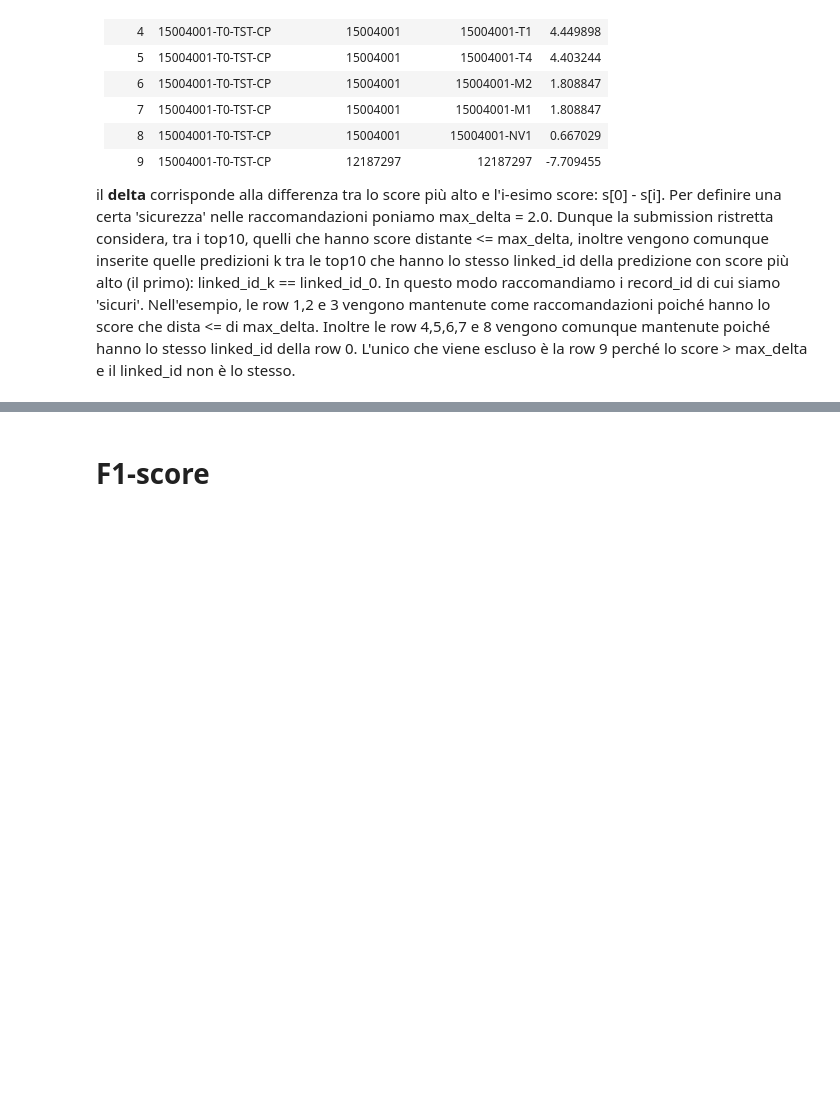
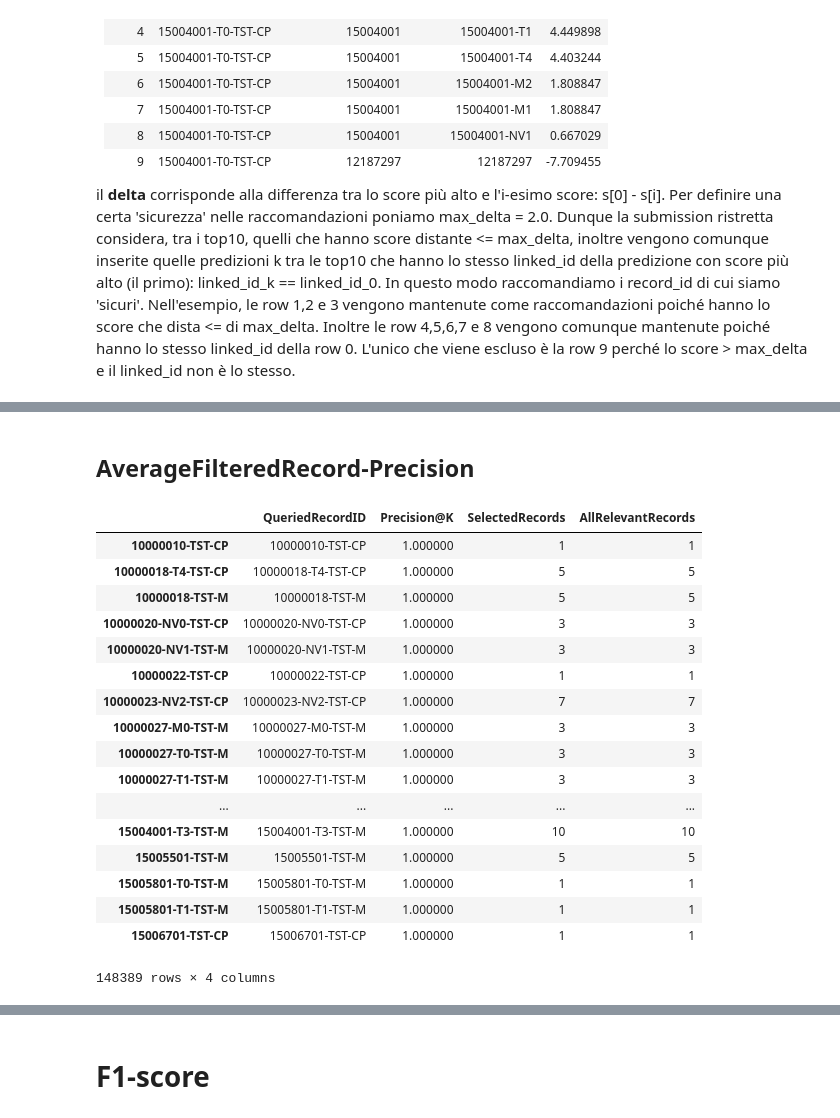
Before and after one commit to teomores/Oracle_HPC_contest, a Jupyter notebook: notebooks/Precision, Recall and more.ipynb, the cells around one changed output, grey strips where cells are left out. Drawn from its saved outputs; the diff is of its cells as text; code cells hidden in the pictures; blank space fills up the shorter version.

```diff
--- a/notebooks/Precision, Recall and more.ipynb
+++ b/notebooks/Precision, Recall and more.ipynb
@@ -61,2 +45,2 @@ test.linked_id = test.linked_id.astype(int)
 # %%
-precision_at_k(sub[['queried_record_id', 'predicted_record_id']], train.set_index("record_id"), test.set_index("record_id"))
+precision = precision_at_k(sub[['queried_record_id', 'predicted_record_id']], train.set_index("record_id"), test.set_index("record_id"))
@@ -82,2 +49,2 @@ KeyboardInterrupt:
 # %%
-recall_at_k(sub[['queried_record_id', 'predicted_record_id']], train.set_index("record_id"), test.set_index("record_id"))
+recall = recall_at_k(sub[['queried_record_id', 'predicted_record_id']], train.set_index("record_id"), test.set_index("record_id"))
@@ -124,2 +97,2 @@ restricted_df = restricted_df(s)
 # %%
-precision_at_k(restricted_df[['queried_record_id', 'predicted_record_id']], train.set_index("record_id"), test.set_index("record_id"))
+precision_rest = precision_at_k(restricted_df[['queried_record_id', 'predicted_record_id']], train.set_index("record_id"), test.set_index("record_id"))
@@ -127,0 +137,2 @@ recall_at_k(restricted_df[['queried_record_id', 'predicted_record_id']], train.s
+# %% [markdown]
+## AverageFilteredRecord-Precision
@@ -127,0 +141,21 @@ recall_at_k(restricted_df[['queried_record_id', 'predicted_record_id']], train.s
+# %%
+queries_with_relevant_records
+# %% [output]
+|  | QueriedRecordID | Precision@K | SelectedRecords | AllRelevantRecords |
+| 10000010-TST-CP | 10000010-TST-CP | 1.000000 | 1 | 1 |
+| 10000018-T4-TST-CP | 10000018-T4-TST-CP | 1.000000 | 5 | 5 |
+| 10000018-TST-M | 10000018-TST-M | 1.000000 | 5 | 5 |
+| 10000020-NV0-TST-CP | 10000020-NV0-TST-CP | 1.000000 | 3 | 3 |
+| 10000020-NV1-TST-M | 10000020-NV1-TST-M | 1.000000 | 3 | 3 |
+| 10000022-TST-CP | 10000022-TST-CP | 1.000000 | 1 | 1 |
+| 10000023-NV2-TST-CP | 10000023-NV2-TST-CP | 1.000000 | 7 | 7 |
+| 10000027-M0-TST-M | 10000027-M0-TST-M | 1.000000 | 3 | 3 |
+| 10000027-T0-TST-M | 10000027-T0-TST-M | 1.000000 | 3 | 3 |
+| 10000027-T1-TST-M | 10000027-T1-TST-M | 1.000000 | 3 | 3 |
+| ... | ... | ... | ... | ... |
+| 15004001-T3-TST-M | 15004001-T3-TST-M | 1.000000 | 10 | 10 |
+| 15005501-TST-M | 15005501-TST-M | 1.000000 | 5 | 5 |
+| 15005801-T0-TST-M | 15005801-T0-TST-M | 1.000000 | 1 | 1 |
+| 15005801-T1-TST-M | 15005801-T1-TST-M | 1.000000 | 1 | 1 |
+| 15006701-TST-CP | 15006701-TST-CP | 1.000000 | 1 | 1 |
+148389 rows × 4 columns
```
Also changed, not shown: parts of 19 cells of this notebook.
